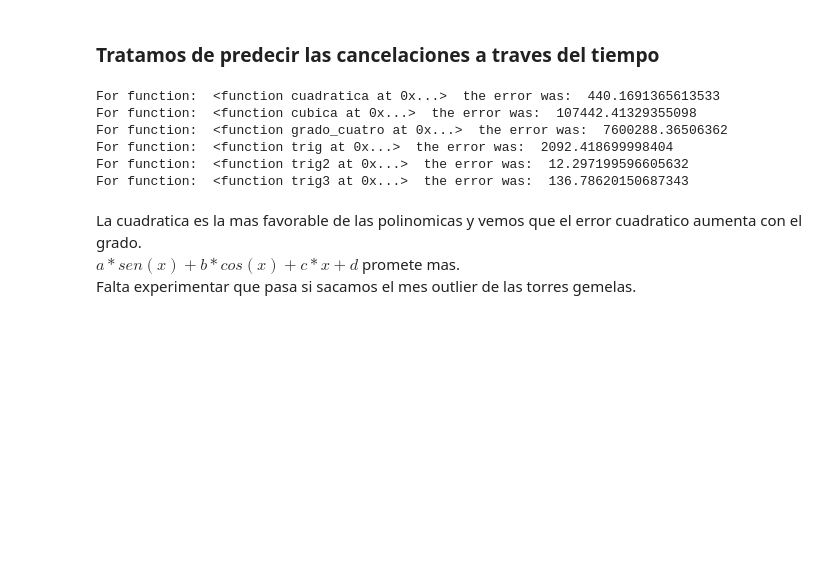
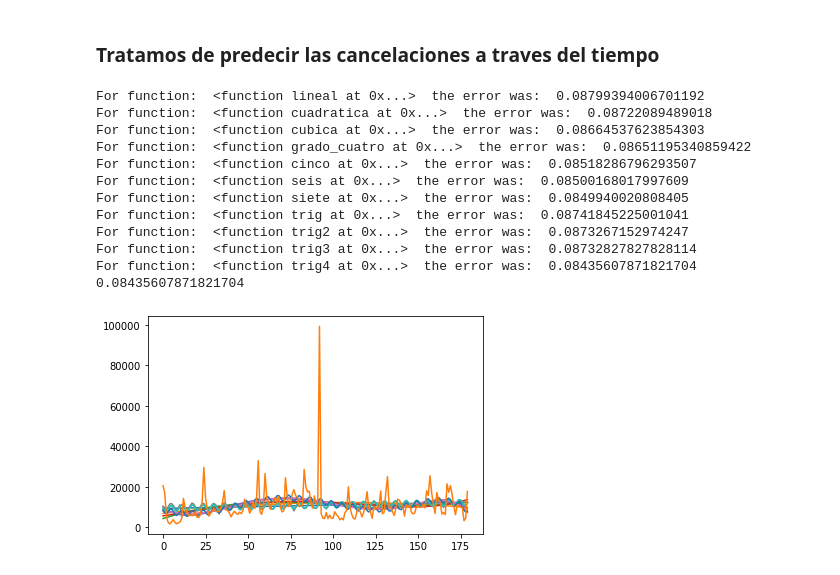
Before and after one commit to ricardogcolombo/tp3, a Jupyter notebook: notebooks/Cancelaciones.ipynb, the cells around one changed output. Cells and saved outputs as stored; diff of their text form; code cells hidden in the pictures; blank space fills up the shorter version.

```diff
--- a/notebooks/Cancelaciones.ipynb
+++ b/notebooks/Cancelaciones.ipynb
@@ -141,43 +141,79 @@ plt.scatter(otps, cans)
 # %%
 
 y = cans.to_numpy()
 x = np.array(range(0, y.size))
+
+def lineal(x):
+    return np.array([x,1])
 
 def cuadratica(x):
     return np.array([x*x,x,1])
 
 def cubica(x):
     return np.array([x*x*x,x*x,x,1])
+
 def grado_cuatro(x):
     return np.array([x*x*x*x, x*x*x, x*x, x, 1])
+
+def cinco(x):
+    return np.array([x*x*x*x*x,x*x*x*x, x*x*x, x*x, x, 1])
+
+def seis(x):
+    return np.array([x*x*x*x*x*x,x*x*x*x*x,x*x*x*x, x*x*x, x*x, x, 1])
+
+def siete(x):
+    return np.array([x*x*x*x*x*x*x,x*x*x*x*x*x,x*x*x*x*x,x*x*x*x, x*x*x, x*x, x, 1])
 
 def trig(x):
     return np.array([math.sin(x), math.cos(x), math.tan(x), x*x, 1])
 
 def trig2(x):
     return np.array([math.sin(x), math.cos(x), x, 1])
 
 def trig3(x):
     return np.array([math.sin(x), x, 1])
 
+def trig4(x):
+    return np.array([math.sin(x), math.cos(x), x*x*x*x*x*x*x,x*x*x*x*x*x,x*x*x*x*x,x*x*x*x, x*x*x, x*x, x, 1])
+
 
 
 # Registramos funciones: (funcion, cantidad_de_coeficientes)
-funcs = [(cuadratica, 3),(cubica,4),(grado_cuatro, 5),(trig, 5),(trig2,4),(trig3, 3)]
-
+funcs = [
+    (lineal, 2),
+    (cuadratica, 3),
+    (cubica,4),
+    (grado_cuatro, 5),
+    (cinco, 6),
+    (seis, 7),
+    (siete, 8),
+    (trig, 5),
+    (trig2, 4),
+    (trig3, 3),
+    (trig4, 10)
+]
+errs = []
 for f, g in funcs:
     cml = predict.CML(f,g)
     cml.fit(x,y)
     predicted = np.array([cml.predict(e) for e in x])
-    print("For function: ",f," the error was: ", nrmse(y, predicted))
+    plt.plot(predicted)
+    nrmerr = nrmse(y, predicted)
+    print("For function: ",f," the error was: ", nrmerr)
+    errs.append(nrmerr)
+plt.plot(y)
+print(min(errs))
 # %% [output]
-For function:  <function cuadratica at 0x...>  the error was:  440.1691365613533
-For function:  <function cubica at 0x...>  the error was:  107442.41329355098
-For function:  <function grado_cuatro at 0x...>  the error was:  7600288.36506362
-For function:  <function trig at 0x...>  the error was:  2092.418699998404
-For function:  <function trig2 at 0x...>  the error was:  12.297199596605632
-For function:  <function trig3 at 0x...>  the error was:  136.78620150687343
+For function:  <function lineal at 0x...>  the error was:  0.08799394006701192
+For function:  <function cuadratica at 0x...>  the error was:  0.08722089489018
+For function:  <function cubica at 0x...>  the error was:  0.08664537623854303
+For function:  <function grado_cuatro at 0x...>  the error was:  0.08651195340859422
+For function:  <function cinco at 0x...>  the error was:  0.08518286796293507
+For function:  <function seis at 0x...>  the error was:  0.08500168017997609
+For function:  <function siete at 0x...>  the error was:  0.0849940020808405
+For function:  <function trig at 0x...>  the error was:  0.08741845225001041
+For function:  <function trig2 at 0x...>  the error was:  0.0873267152974247
+For function:  <function trig3 at 0x...>  the error was:  0.08732827827828114
+For function:  <function trig4 at 0x...>  the error was:  0.08435607871821704
+0.08435607871821704
+[figure, added]
-# %% [markdown]
-La cuadratica es la mas favorable de las polinomicas y vemos que el error cuadratico aumenta con el grado.
-$a*sen(x) + b*cos(x) + c*x + d$ promete mas.
-Falta experimentar que pasa si sacamos el mes outlier de las torres gemelas.
```
Also changed, not shown: parts of 4 cells of this notebook.
